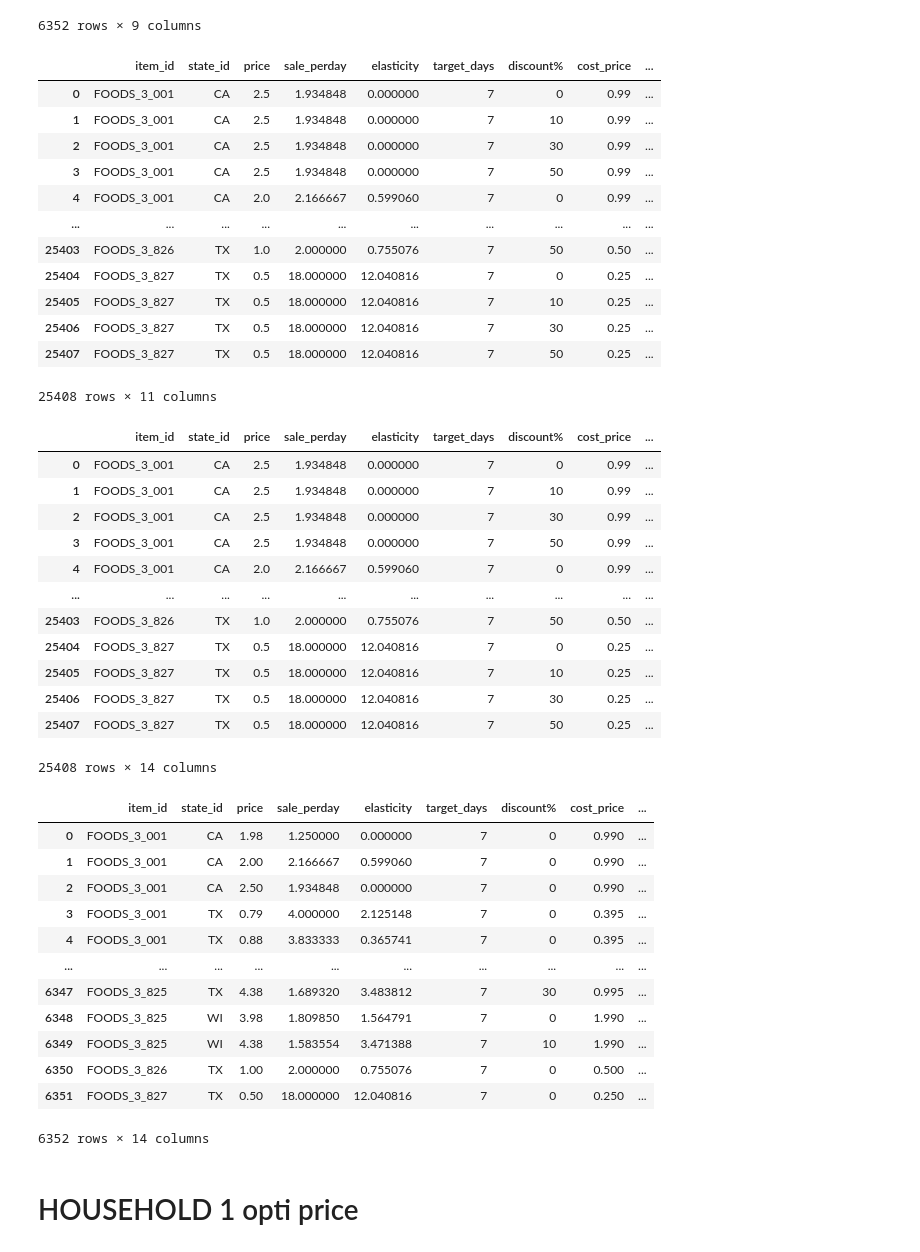
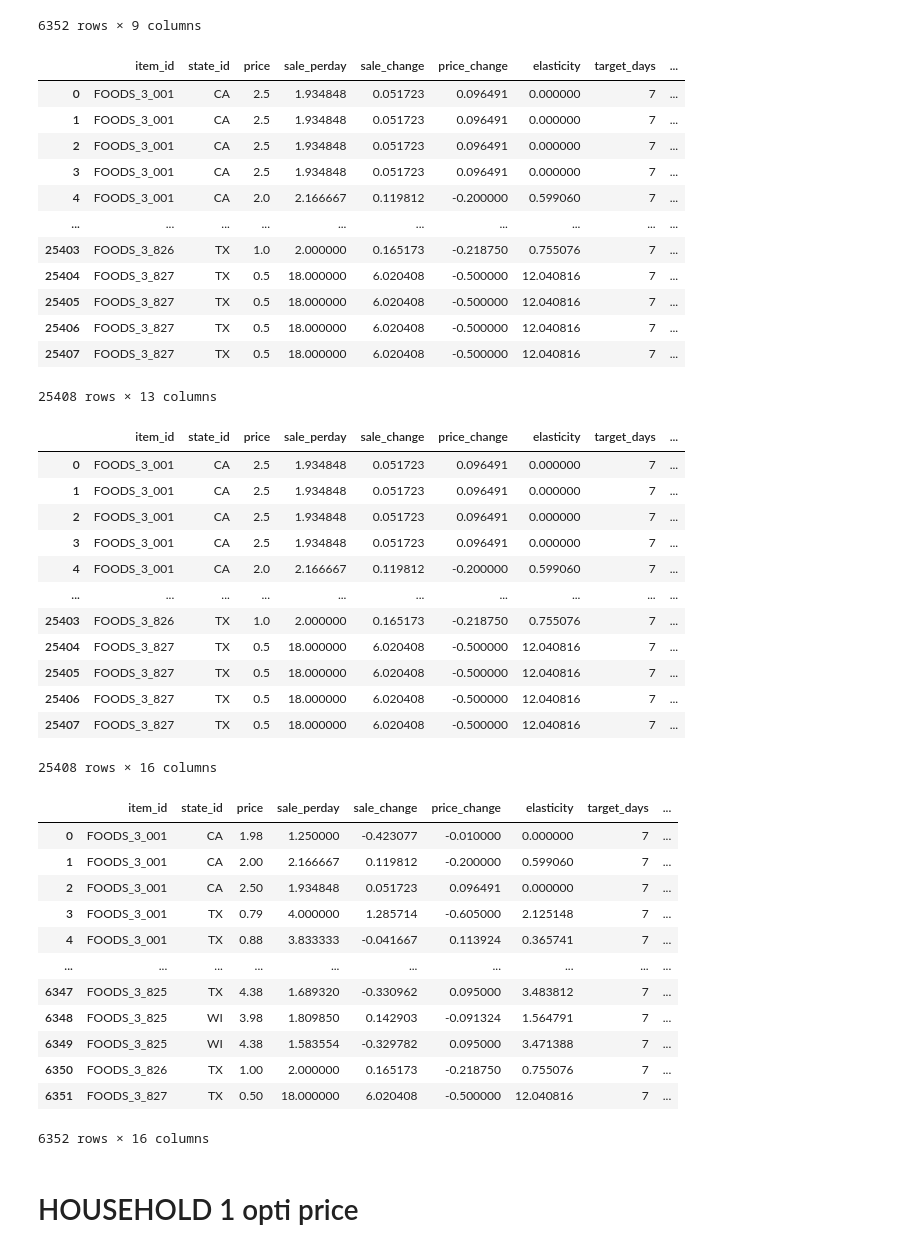
Before and after one commit to janiceivana/DS05_P5, a Jupyter notebook: opti.ipynb, the cells around one changed output. Saved outputs shown, nothing was run; the diff lists cells and outputs as text; code cells hidden in the pictures.

```diff
--- a/opti.ipynb
+++ b/opti.ipynb
@@ -717,43 +717,43 @@ f3_df
 # %%
 f3_df["target_days"] = 7
 
 grouped = f3_df.groupby(['item_id', 'state_id'])
 f3_df['cost_price'] = grouped['price'].transform(lambda x: 0.5 * x.min())
 
 discounts = [0, 10, 30,50]
 new_rows = []
 for index, row in f3_df.iterrows():
     for discount in discounts:
         new_row = row.copy()
         new_row['discount%'] = discount
         new_rows.append(new_row)
 
 f3_opti = pd.DataFrame(new_rows)
-f3_opti = f3_opti[["item_id","state_id","price","sale_perday","elasticity","target_days","discount%","cost_price"]]
+f3_opti = f3_opti[["item_id","state_id","price","sale_perday","sale_change","price_change","elasticity","target_days","discount%","cost_price"]]
 
 f3_opti["stock on hand"] = 100
 
 f3_opti["discount_price"] = (1-f3_opti["discount%"]/100)*f3_opti["price"]
 
 f3_opti["predict_total_sale"] = (f3_opti["target_days"]*f3_opti["sale_perday"])*(1+abs((f3_opti["discount_price"]-f3_opti["price"])/f3_opti["price"])*f3_opti["elasticity"])
 f3_opti.reset_index(drop=True, inplace=True)
 f3_opti.loc[f3_opti["predict_total_sale"] > f3_opti["stock on hand"], "predict_total_sale"] = f3_opti["stock on hand"]
 
 f3_opti
 # %% [output]
-|  | item_id | state_id | price | sale_perday | elasticity | target_days | discount% | cost_price | ... |
-| 0 | FOODS_3_001 | CA | 2.5 | 1.934848 | 0.000000 | 7 | 0 | 0.99 | ... |
-| 1 | FOODS_3_001 | CA | 2.5 | 1.934848 | 0.000000 | 7 | 10 | 0.99 | ... |
-| 2 | FOODS_3_001 | CA | 2.5 | 1.934848 | 0.000000 | 7 | 30 | 0.99 | ... |
-| 3 | FOODS_3_001 | CA | 2.5 | 1.934848 | 0.000000 | 7 | 50 | 0.99 | ... |
-| 4 | FOODS_3_001 | CA | 2.0 | 2.166667 | 0.599060 | 7 | 0 | 0.99 | ... |
+|  | item_id | state_id | price | sale_perday | sale_change | price_change | elasticity | target_days | ... |
+| 0 | FOODS_3_001 | CA | 2.5 | 1.934848 | 0.051723 | 0.096491 | 0.000000 | 7 | ... |
+| 1 | FOODS_3_001 | CA | 2.5 | 1.934848 | 0.051723 | 0.096491 | 0.000000 | 7 | ... |
+| 2 | FOODS_3_001 | CA | 2.5 | 1.934848 | 0.051723 | 0.096491 | 0.000000 | 7 | ... |
+| 3 | FOODS_3_001 | CA | 2.5 | 1.934848 | 0.051723 | 0.096491 | 0.000000 | 7 | ... |
+| 4 | FOODS_3_001 | CA | 2.0 | 2.166667 | 0.119812 | -0.200000 | 0.599060 | 7 | ... |
 | ... | ... | ... | ... | ... | ... | ... | ... | ... | ... |
-| 25403 | FOODS_3_826 | TX | 1.0 | 2.000000 | 0.755076 | 7 | 50 | 0.50 | ... |
-| 25404 | FOODS_3_827 | TX | 0.5 | 18.000000 | 12.040816 | 7 | 0 | 0.25 | ... |
-| 25405 | FOODS_3_827 | TX | 0.5 | 18.000000 | 12.040816 | 7 | 10 | 0.25 | ... |
-| 25406 | FOODS_3_827 | TX | 0.5 | 18.000000 | 12.040816 | 7 | 30 | 0.25 | ... |
-| 25407 | FOODS_3_827 | TX | 0.5 | 18.000000 | 12.040816 | 7 | 50 | 0.25 | ... |
+| 25403 | FOODS_3_826 | TX | 1.0 | 2.000000 | 0.165173 | -0.218750 | 0.755076 | 7 | ... |
+| 25404 | FOODS_3_827 | TX | 0.5 | 18.000000 | 6.020408 | -0.500000 | 12.040816 | 7 | ... |
+| 25405 | FOODS_3_827 | TX | 0.5 | 18.000000 | 6.020408 | -0.500000 | 12.040816 | 7 | ... |
+| 25406 | FOODS_3_827 | TX | 0.5 | 18.000000 | 6.020408 | -0.500000 | 12.040816 | 7 | ... |
+| 25407 | FOODS_3_827 | TX | 0.5 | 18.000000 | 6.020408 | -0.500000 | 12.040816 | 7 | ... |
-25408 rows × 11 columns
+25408 rows × 13 columns
 # %%
 f3_opti["cost"] = round(f3_opti['cost_price']*f3_opti["predict_total_sale"],2)
 
@@ -763,37 +763,37 @@ f3_opti["profit"] = f3_opti["revenue"]-f3_opti["cost"]
 
 f3_opti
 # %% [output]
-|  | item_id | state_id | price | sale_perday | elasticity | target_days | discount% | cost_price | ... |
-| 0 | FOODS_3_001 | CA | 2.5 | 1.934848 | 0.000000 | 7 | 0 | 0.99 | ... |
-| 1 | FOODS_3_001 | CA | 2.5 | 1.934848 | 0.000000 | 7 | 10 | 0.99 | ... |
-| 2 | FOODS_3_001 | CA | 2.5 | 1.934848 | 0.000000 | 7 | 30 | 0.99 | ... |
-| 3 | FOODS_3_001 | CA | 2.5 | 1.934848 | 0.000000 | 7 | 50 | 0.99 | ... |
-| 4 | FOODS_3_001 | CA | 2.0 | 2.166667 | 0.599060 | 7 | 0 | 0.99 | ... |
+|  | item_id | state_id | price | sale_perday | sale_change | price_change | elasticity | target_days | ... |
+| 0 | FOODS_3_001 | CA | 2.5 | 1.934848 | 0.051723 | 0.096491 | 0.000000 | 7 | ... |
+| 1 | FOODS_3_001 | CA | 2.5 | 1.934848 | 0.051723 | 0.096491 | 0.000000 | 7 | ... |
+| 2 | FOODS_3_001 | CA | 2.5 | 1.934848 | 0.051723 | 0.096491 | 0.000000 | 7 | ... |
+| 3 | FOODS_3_001 | CA | 2.5 | 1.934848 | 0.051723 | 0.096491 | 0.000000 | 7 | ... |
+| 4 | FOODS_3_001 | CA | 2.0 | 2.166667 | 0.119812 | -0.200000 | 0.599060 | 7 | ... |
 | ... | ... | ... | ... | ... | ... | ... | ... | ... | ... |
-| 25403 | FOODS_3_826 | TX | 1.0 | 2.000000 | 0.755076 | 7 | 50 | 0.50 | ... |
-| 25404 | FOODS_3_827 | TX | 0.5 | 18.000000 | 12.040816 | 7 | 0 | 0.25 | ... |
-| 25405 | FOODS_3_827 | TX | 0.5 | 18.000000 | 12.040816 | 7 | 10 | 0.25 | ... |
-| 25406 | FOODS_3_827 | TX | 0.5 | 18.000000 | 12.040816 | 7 | 30 | 0.25 | ... |
-| 25407 | FOODS_3_827 | TX | 0.5 | 18.000000 | 12.040816 | 7 | 50 | 0.25 | ... |
+| 25403 | FOODS_3_826 | TX | 1.0 | 2.000000 | 0.165173 | -0.218750 | 0.755076 | 7 | ... |
+| 25404 | FOODS_3_827 | TX | 0.5 | 18.000000 | 6.020408 | -0.500000 | 12.040816 | 7 | ... |
+| 25405 | FOODS_3_827 | TX | 0.5 | 18.000000 | 6.020408 | -0.500000 | 12.040816 | 7 | ... |
+| 25406 | FOODS_3_827 | TX | 0.5 | 18.000000 | 6.020408 | -0.500000 | 12.040816 | 7 | ... |
+| 25407 | FOODS_3_827 | TX | 0.5 | 18.000000 | 6.020408 | -0.500000 | 12.040816 | 7 | ... |
-25408 rows × 14 columns
+25408 rows × 16 columns
 # %%
 f3_opti = f3_opti.loc[f3_opti.groupby(['item_id', 'state_id','price'])['profit'].idxmax()]
 f3_opti.reset_index(drop=True, inplace=True)
 f3_opti
 # %% [output]
-|  | item_id | state_id | price | sale_perday | elasticity | target_days | discount% | cost_price | ... |
-| 0 | FOODS_3_001 | CA | 1.98 | 1.250000 | 0.000000 | 7 | 0 | 0.990 | ... |
-| 1 | FOODS_3_001 | CA | 2.00 | 2.166667 | 0.599060 | 7 | 0 | 0.990 | ... |
-| 2 | FOODS_3_001 | CA | 2.50 | 1.934848 | 0.000000 | 7 | 0 | 0.990 | ... |
-| 3 | FOODS_3_001 | TX | 0.79 | 4.000000 | 2.125148 | 7 | 0 | 0.395 | ... |
-| 4 | FOODS_3_001 | TX | 0.88 | 3.833333 | 0.365741 | 7 | 0 | 0.395 | ... |
+|  | item_id | state_id | price | sale_perday | sale_change | price_change | elasticity | target_days | ... |
+| 0 | FOODS_3_001 | CA | 1.98 | 1.250000 | -0.423077 | -0.010000 | 0.000000 | 7 | ... |
+| 1 | FOODS_3_001 | CA | 2.00 | 2.166667 | 0.119812 | -0.200000 | 0.599060 | 7 | ... |
+| 2 | FOODS_3_001 | CA | 2.50 | 1.934848 | 0.051723 | 0.096491 | 0.000000 | 7 | ... |
+| 3 | FOODS_3_001 | TX | 0.79 | 4.000000 | 1.285714 | -0.605000 | 2.125148 | 7 | ... |
+| 4 | FOODS_3_001 | TX | 0.88 | 3.833333 | -0.041667 | 0.113924 | 0.365741 | 7 | ... |
 | ... | ... | ... | ... | ... | ... | ... | ... | ... | ... |
-| 6347 | FOODS_3_825 | TX | 4.38 | 1.689320 | 3.483812 | 7 | 30 | 0.995 | ... |
-| 6348 | FOODS_3_825 | WI | 3.98 | 1.809850 | 1.564791 | 7 | 0 | 1.990 | ... |
-| 6349 | FOODS_3_825 | WI | 4.38 | 1.583554 | 3.471388 | 7 | 10 | 1.990 | ... |
-| 6350 | FOODS_3_826 | TX | 1.00 | 2.000000 | 0.755076 | 7 | 0 | 0.500 | ... |
-| 6351 | FOODS_3_827 | TX | 0.50 | 18.000000 | 12.040816 | 7 | 0 | 0.250 | ... |
+| 6347 | FOODS_3_825 | TX | 4.38 | 1.689320 | -0.330962 | 0.095000 | 3.483812 | 7 | ... |
+| 6348 | FOODS_3_825 | WI | 3.98 | 1.809850 | 0.142903 | -0.091324 | 1.564791 | 7 | ... |
+| 6349 | FOODS_3_825 | WI | 4.38 | 1.583554 | -0.329782 | 0.095000 | 3.471388 | 7 | ... |
+| 6350 | FOODS_3_826 | TX | 1.00 | 2.000000 | 0.165173 | -0.218750 | 0.755076 | 7 | ... |
+| 6351 | FOODS_3_827 | TX | 0.50 | 18.000000 | 6.020408 | -0.500000 | 12.040816 | 7 | ... |
-6352 rows × 14 columns
+6352 rows × 16 columns
 # %% [markdown]
 # HOUSEHOLD 1 opti price
 # %%
```
Also changed, not shown: parts of 18 cells of this notebook, 7 other files.
